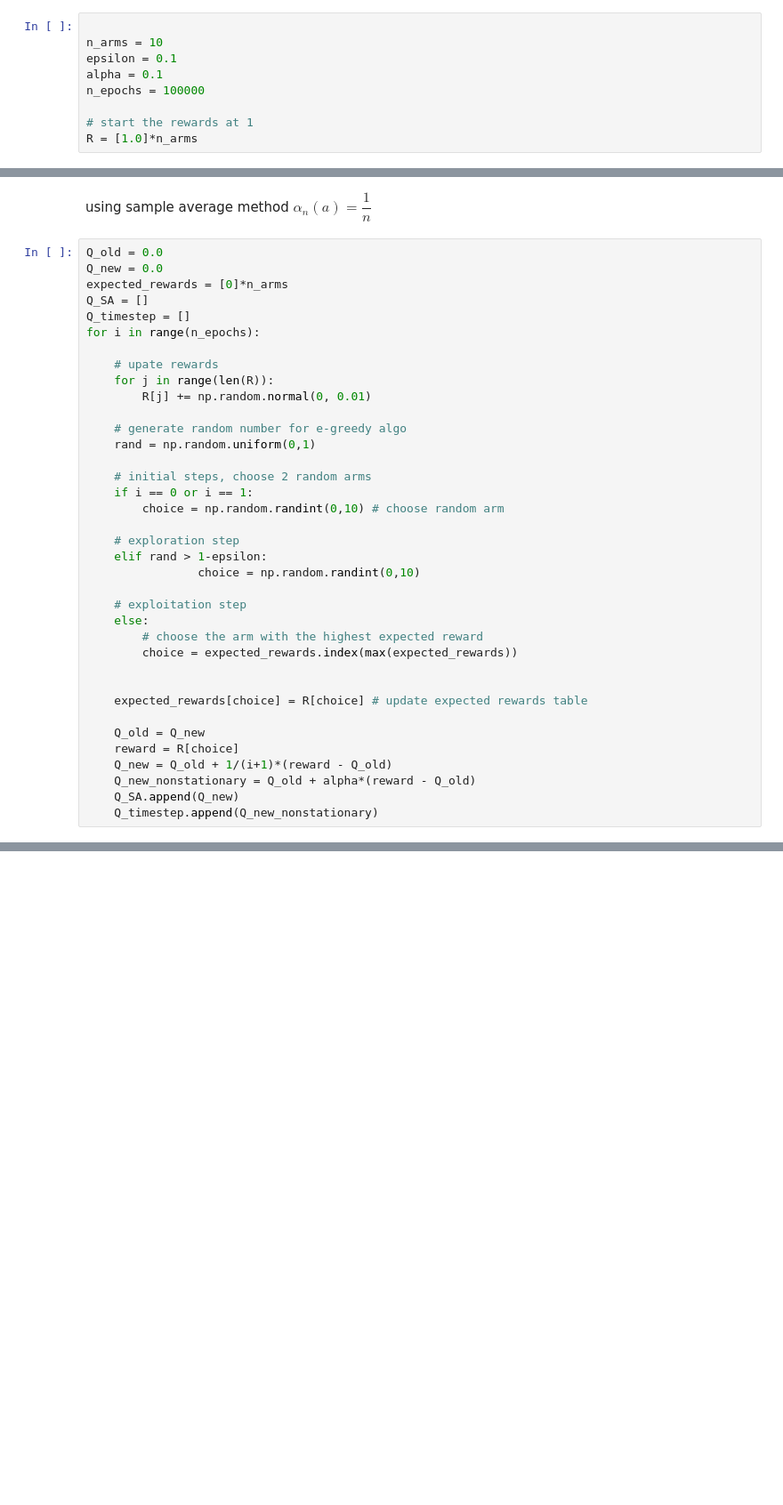
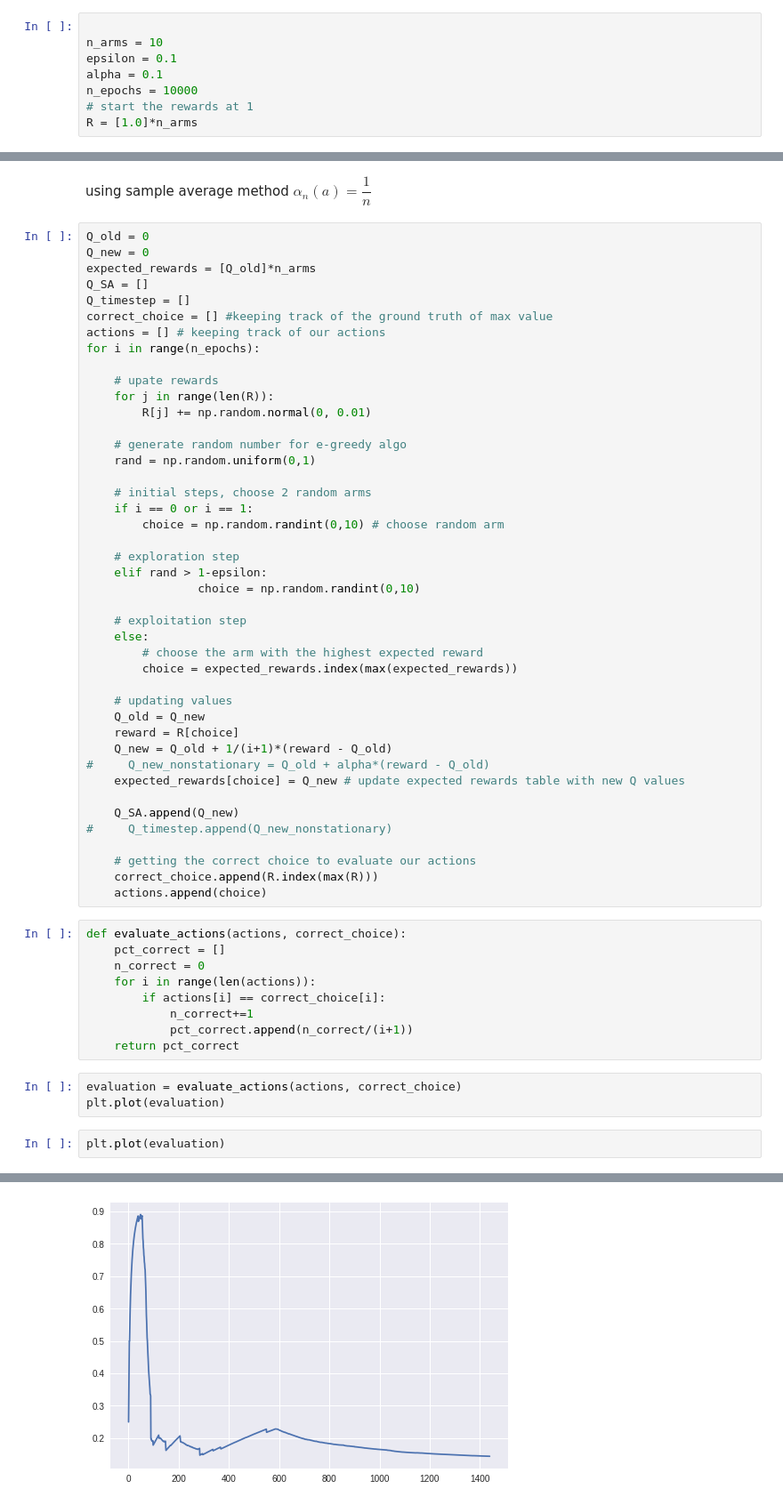
Before and after one commit to maxmatical/Reinforcement-Learning, a Jupyter notebook: multi_armed_bandit.ipynb, the cells around one changed output, grey strips where cells are left out. Shown: that part at 89% size. Cells and saved outputs as stored; diff of their text form; blank space fills up the shorter version.

```diff
--- a/multi_armed_bandit.ipynb
+++ b/multi_armed_bandit.ipynb
@@ -19,8 +19,7 @@ epsilon = 0.1 and longer runs, say of 10,000 steps
 n_arms = 10
 epsilon = 0.1
 alpha = 0.1
-n_epochs = 100000
-
+n_epochs = 10000
 # start the rewards at 1
 R = [1.0]*n_arms
 # %%
@@ -49,11 +42,13 @@ print(l.index(max(l)))
 # %% [markdown]
 using sample average method $\alpha_n(a) = \dfrac{1}{n}$
 # %%
-Q_old = 0.0
-Q_new = 0.0
-expected_rewards = [0]*n_arms
+Q_old = 0
+Q_new = 0
+expected_rewards = [Q_old]*n_arms
 Q_SA = []
 Q_timestep = []
+correct_choice = [] #keeping track of the ground truth of max value
+actions = [] # keeping track of our actions
 for i in range(n_epochs):
 
     # upate rewards
@@ -76,12 +71,31 @@ for i in range(n_epochs):
         # choose the arm with the highest expected reward
         choice = expected_rewards.index(max(expected_rewards))
 
-
-    expected_rewards[choice] = R[choice] # update expected rewards table
-
+    # updating values
     Q_old = Q_new
     reward = R[choice]
     Q_new = Q_old + 1/(i+1)*(reward - Q_old)
-    Q_new_nonstationary = Q_old + alpha*(reward - Q_old)
+#     Q_new_nonstationary = Q_old + alpha*(reward - Q_old)
+    expected_rewards[choice] = Q_new # update expected rewards table with new Q values
+
     Q_SA.append(Q_new)
-    Q_timestep.append(Q_new_nonstationary)
+#     Q_timestep.append(Q_new_nonstationary)
+
+    # getting the correct choice to evaluate our actions
+    correct_choice.append(R.index(max(R)))
+    actions.append(choice)
+# %%
+def evaluate_actions(actions, correct_choice):
+    pct_correct = []
+    n_correct = 0
+    for i in range(len(actions)):
+        if actions[i] == correct_choice[i]:
+            n_correct+=1
+            pct_correct.append(n_correct/(i+1))
+    return pct_correct
+# %%
+evaluation = evaluate_actions(actions, correct_choice)
+plt.plot(evaluation)
+# %%
+plt.plot(evaluation)
+# %% [output]
@@ -87,0 +103 @@ for i in range(n_epochs):
+[figure, added]
```
Also changed, not shown: parts of 14 cells of this notebook.
